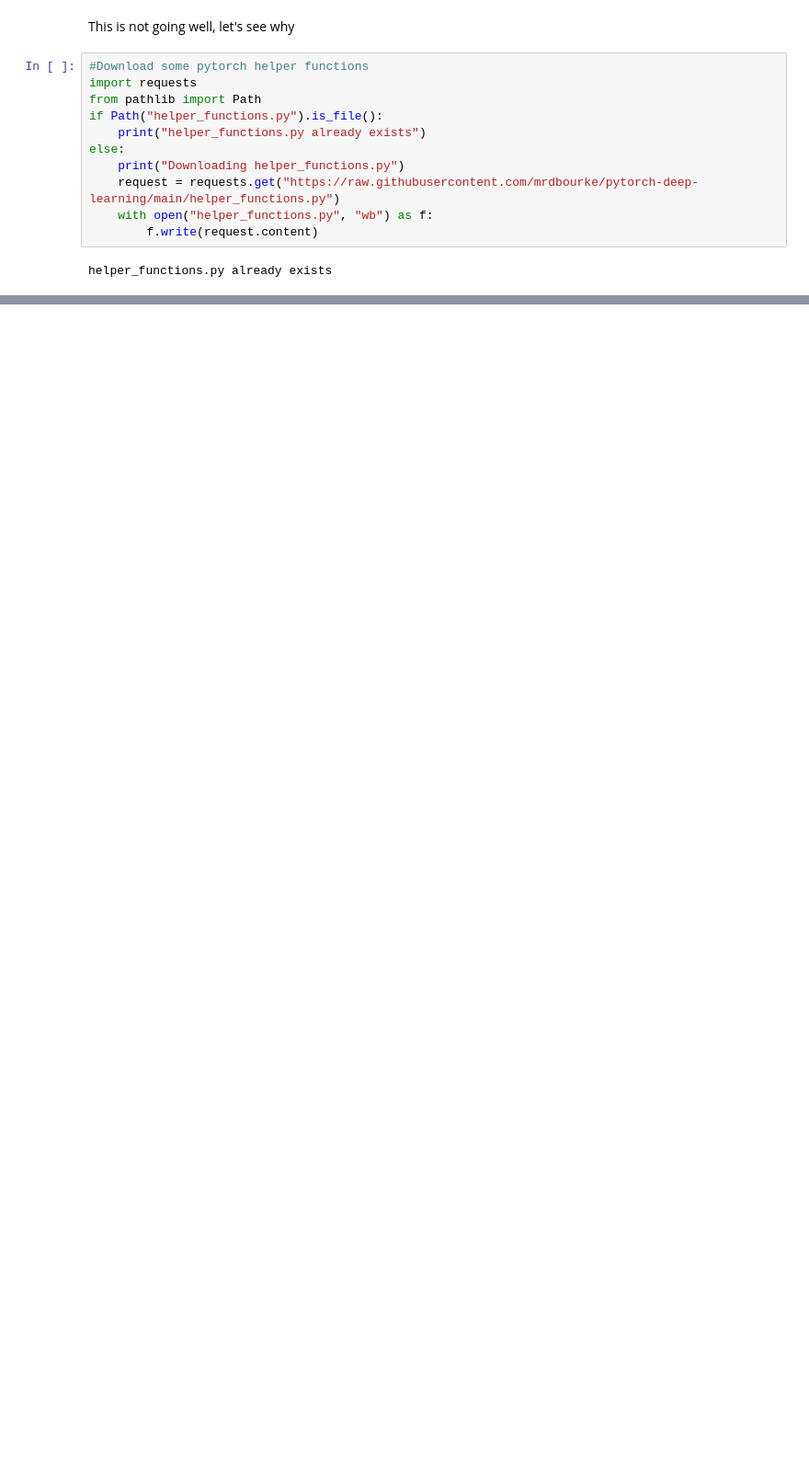
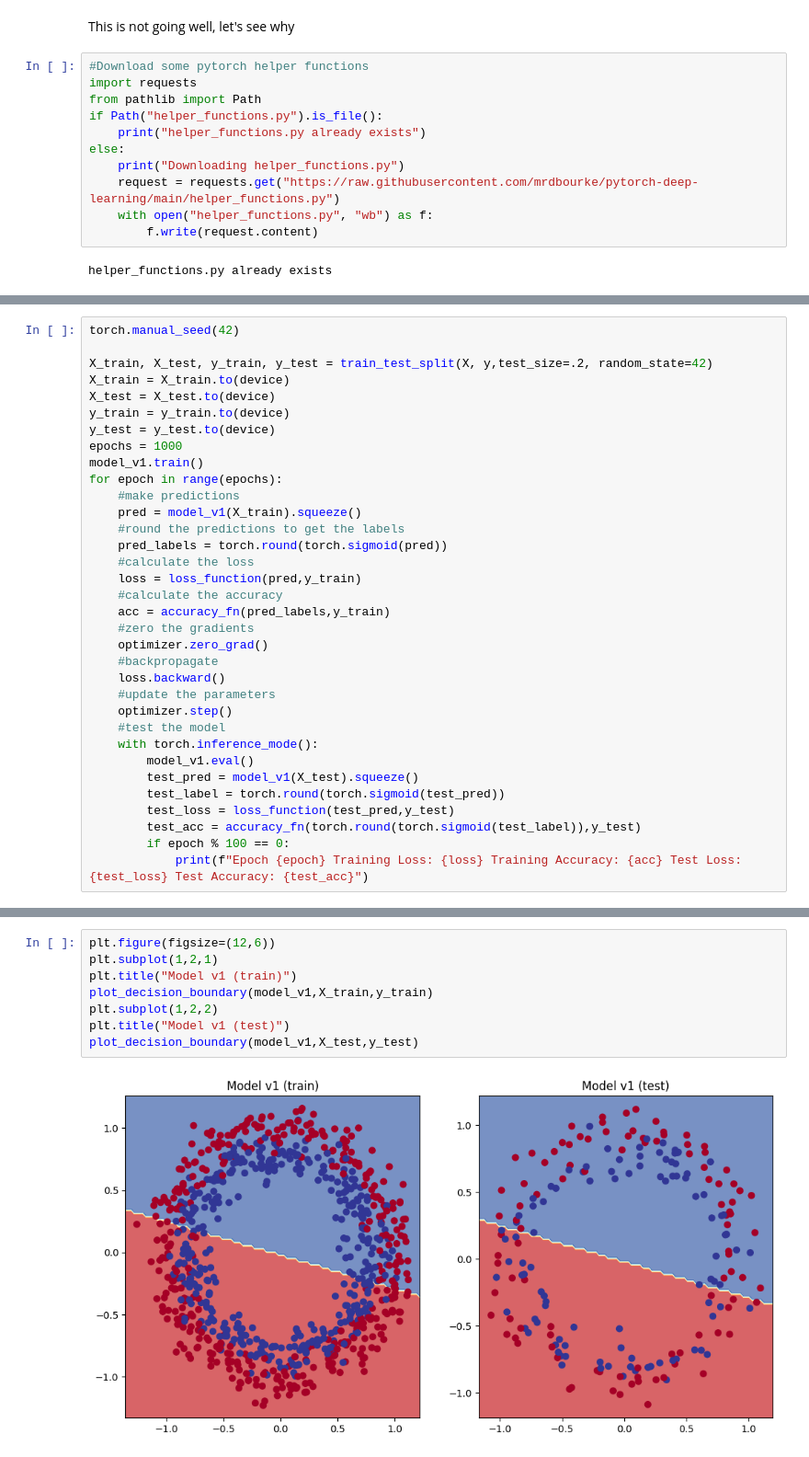
Before and after one commit to JonathanSears1/pytorch-practice, a Jupyter notebook: pytorch-nn.ipynb, the cells around one changed output, grey strips where cells are left out. Shown at 92% size. Cells and saved outputs as stored; diff of their text form; blank space fills up the shorter version.

Commit message:
started with nonlinear models

```diff
--- a/pytorch-nn.ipynb
+++ b/pytorch-nn.ipynb
@@ -179,0 +207,34 @@ Since we only have 1 hidden layer our neural net is creating a linear estimation
+# %%
+torch.manual_seed(42)
+
+X_train, X_test, y_train, y_test = train_test_split(X, y,test_size=.2, random_state=42)
+X_train = X_train.to(device)
+X_test = X_test.to(device)
+y_train = y_train.to(device)
+y_test = y_test.to(device)
+epochs = 1000
+model_v1.train()
+for epoch in range(epochs):
+    #make predictions
+    pred = model_v1(X_train).squeeze()
+    #round the predictions to get the labels
+    pred_labels = torch.round(torch.sigmoid(pred))
+    #calculate the loss
+    loss = loss_function(pred,y_train)
+    #calculate the accuracy
+    acc = accuracy_fn(pred_labels,y_train)
+    #zero the gradients
+    optimizer.zero_grad()
+    #backpropagate
+    loss.backward()
+    #update the parameters
+    optimizer.step()
+    #test the model
+    with torch.inference_mode():
+        model_v1.eval()
+        test_pred = model_v1(X_test).squeeze()
+        test_label = torch.round(torch.sigmoid(test_pred))
+        test_loss = loss_function(test_pred,y_test)
+        test_acc = accuracy_fn(torch.round(torch.sigmoid(test_label)),y_test)
+        if epoch % 100 == 0:
+            print(f"Epoch {epoch} Training Loss: {loss} Training Accuracy: {acc} Test Loss: {test_loss} Test Accuracy: {test_acc}")
@@ -179,0 +252,10 @@ Since we only have 1 hidden layer our neural net is creating a linear estimation
+# %%
+plt.figure(figsize=(12,6))
+plt.subplot(1,2,1)
+plt.title("Model v1 (train)")
+plot_decision_boundary(model_v1,X_train,y_train)
+plt.subplot(1,2,2)
+plt.title("Model v1 (test)")
+plot_decision_boundary(model_v1,X_test,y_test)
+# %% [output]
+[figure, added]
```
Also changed, not shown: parts of 20 cells of this notebook.
